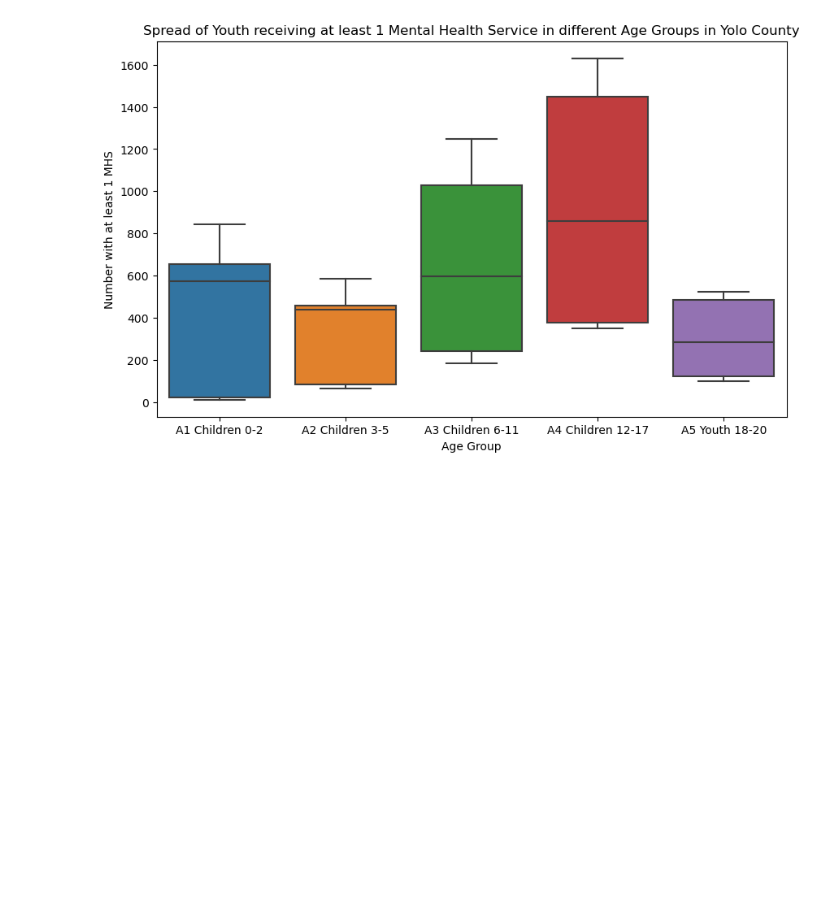
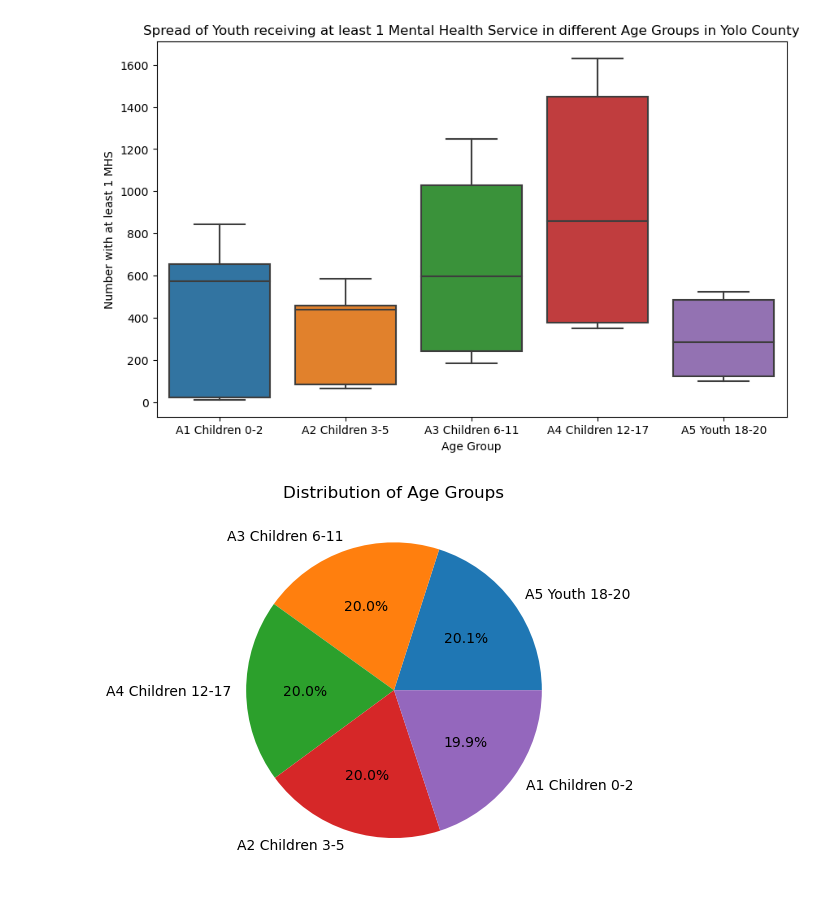
Before and after one commit to BianLee/hackdavis, a Jupyter notebook: visualizationMentalHealth.ipynb, the cells around one changed output. Cells and saved outputs as stored; diff of their text form; code cells hidden in the pictures; blank space fills up the shorter version.

Commit message:
new data

```diff
--- a/visualizationMentalHealth.ipynb
+++ b/visualizationMentalHealth.ipynb
@@ -39,3 +39,13 @@ plt.ylabel('Number with at least 1 MHS')
 plt.show()
 # %% [output]
 [figure]
+# %%
+# Count the instances of each age group
+age_grp_counts = data['AGE_GRP'].value_counts()
+
+# Plot pie chart
+plt.pie(age_grp_counts, labels=age_grp_counts.index, autopct='%1.1f%%')
+plt.title('Distribution of Age Groups')
+plt.show()
+# %% [output]
+[figure, added]
```
Also changed, not shown: parts of 4 cells of this notebook.
